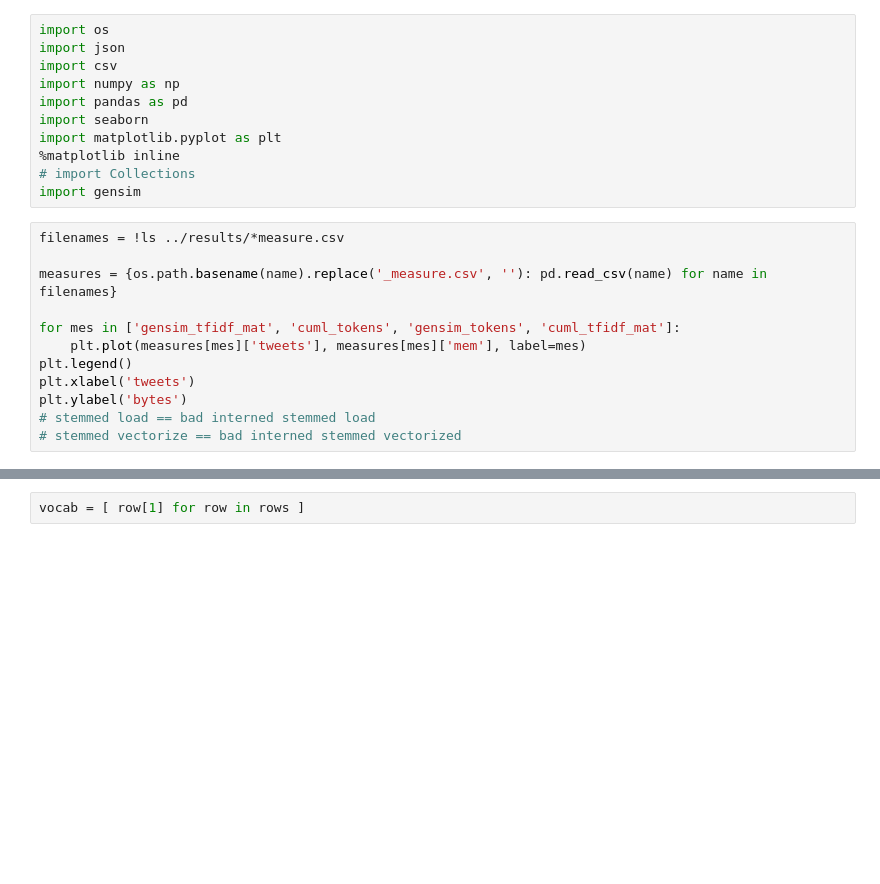
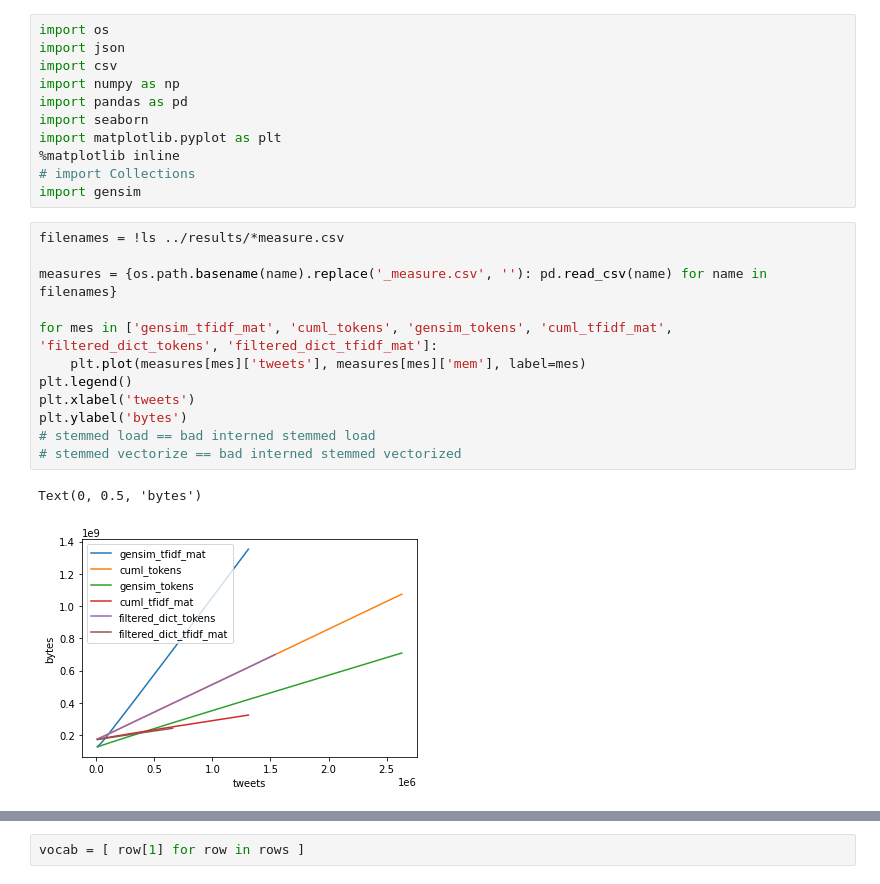
Before and after one commit to AdrienSF/twitter-analysis, a Jupyter notebook: vis/complexity_vis.ipynb, the cells around one changed output, grey strips where cells are left out. Cells and saved outputs as stored; diff of their text form; blank space fills up the shorter version.

```diff
--- a/vis/complexity_vis.ipynb
+++ b/vis/complexity_vis.ipynb
@@ -12,12 +12,15 @@ import gensim
 # %%
 filenames = !ls ../results/*measure.csv
 
 measures = {os.path.basename(name).replace('_measure.csv', ''): pd.read_csv(name) for name in filenames}
 
-for mes in ['gensim_tfidf_mat', 'cuml_tokens', 'gensim_tokens', 'cuml_tfidf_mat']:
+for mes in ['gensim_tfidf_mat', 'cuml_tokens', 'gensim_tokens', 'cuml_tfidf_mat', 'filtered_dict_tokens', 'filtered_dict_tfidf_mat']:
     plt.plot(measures[mes]['tweets'], measures[mes]['mem'], label=mes)
 plt.legend()
 plt.xlabel('tweets')
 plt.ylabel('bytes')
 # stemmed load == bad interned stemmed load
 # stemmed vectorize == bad interned stemmed vectorized
+# %% [output]
+Text(0, 0.5, 'bytes')
+[figure, added]
```
Also changed, not shown: parts of 11 cells of this notebook, 7 other files.
